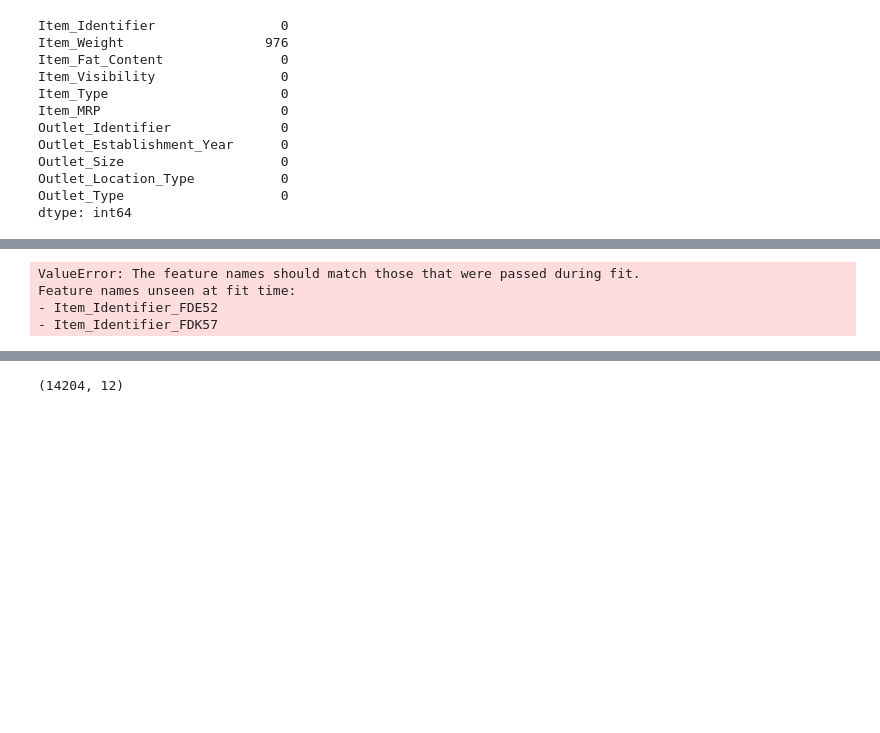
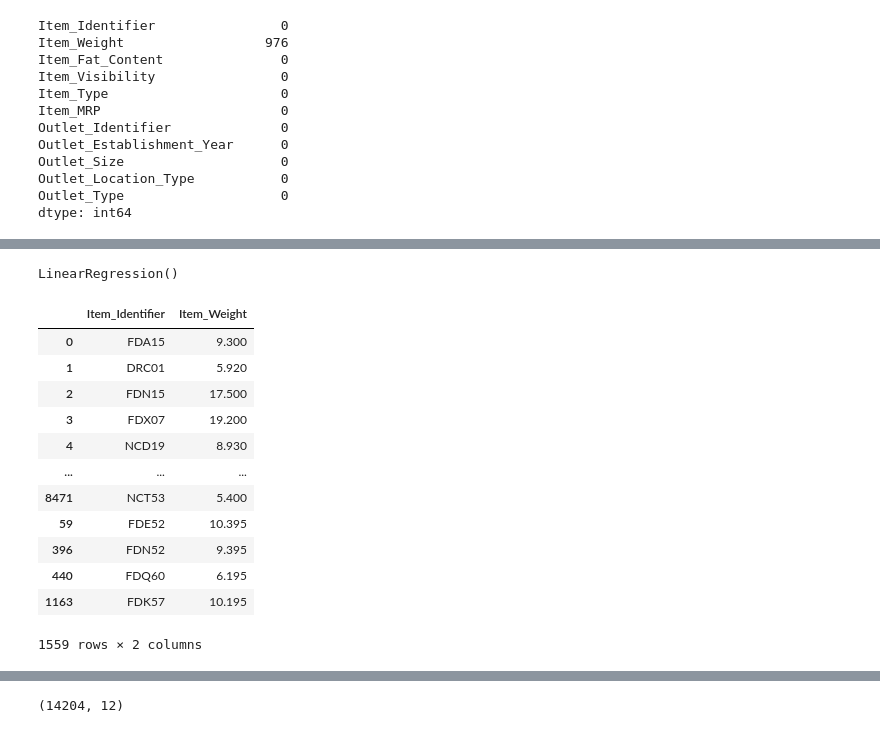
Before and after one commit to DAI3862/PML_lab, a Jupyter notebook: Theory + Lab/Kaggle/BigMartSales/Data_Cleaning.ipynb, the cells around one changed output, grey strips where cells are left out. Saved outputs shown, nothing was run; the diff lists cells and outputs as text; code cells hidden in the pictures; blank space fills up the shorter version.

```diff
--- a/Theory + Lab/Kaggle/BigMartSales/Data_Cleaning.ipynb
+++ b/Theory + Lab/Kaggle/BigMartSales/Data_Cleaning.ipynb
@@ -312,12 +304,5 @@ y_train =train['Item_Outlet_Sales']
 lr = LinearRegression()
 
 lr.fit(X_train, y_train)
-y_test = pd.get_dummies(test,
-                         drop_first=True)
-
-y_pred = lr.predict(y_test)
 # %% [output]
-ValueError: The feature names should match those that were passed during fit.
-Feature names unseen at fit time:
-- Item_Identifier_FDE52
-- Item_Identifier_FDK57
+LinearRegression()
@@ -323,0 +327,16 @@ Feature names unseen at fit time:
+# %%
+df
+# %% [output]
+|  | Item_Identifier | Item_Weight |
+| 0 | FDA15 | 9.300 |
+| 1 | DRC01 | 5.920 |
+| 2 | FDN15 | 17.500 |
+| 3 | FDX07 | 19.200 |
+| 4 | NCD19 | 8.930 |
+| ... | ... | ... |
+| 8471 | NCT53 | 5.400 |
+| 59 | FDE52 | 10.395 |
+| 396 | FDN52 | 9.395 |
+| 440 | FDQ60 | 6.195 |
+| 1163 | FDK57 | 10.195 |
+1559 rows × 2 columns
```
Also changed, not shown: parts of 21 cells of this notebook, 2 other files.
